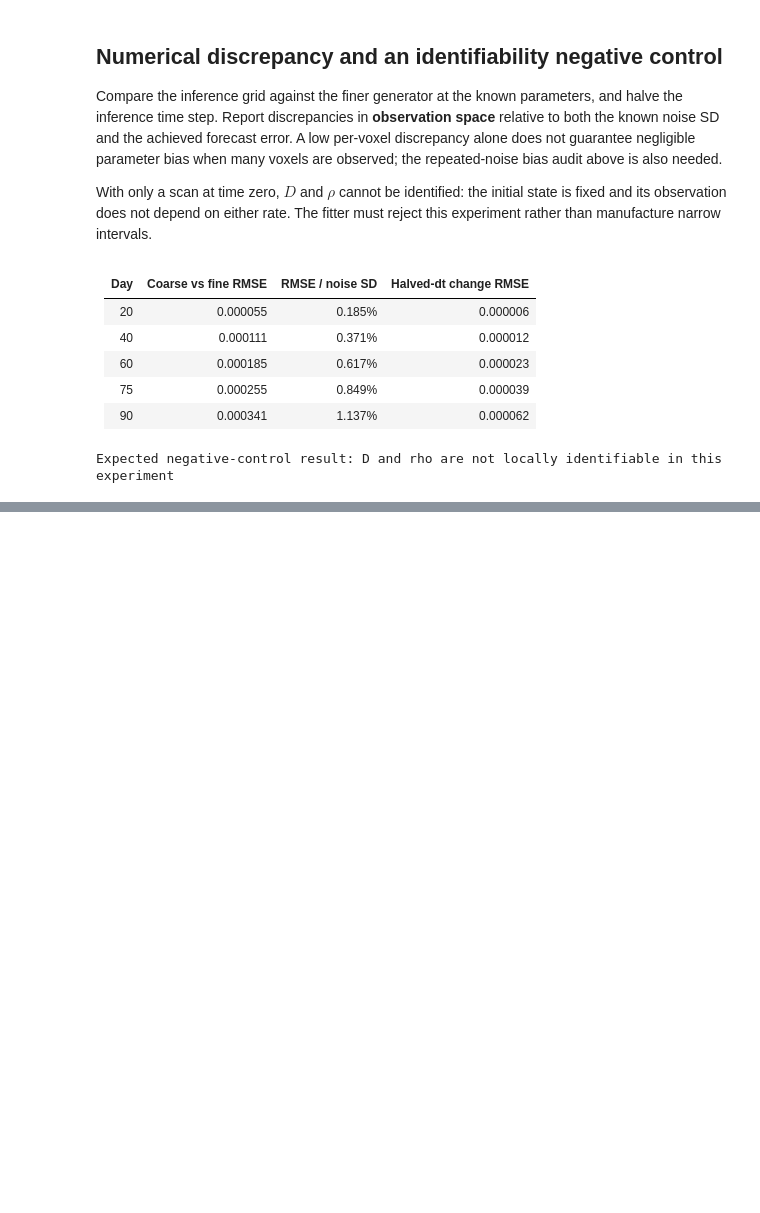
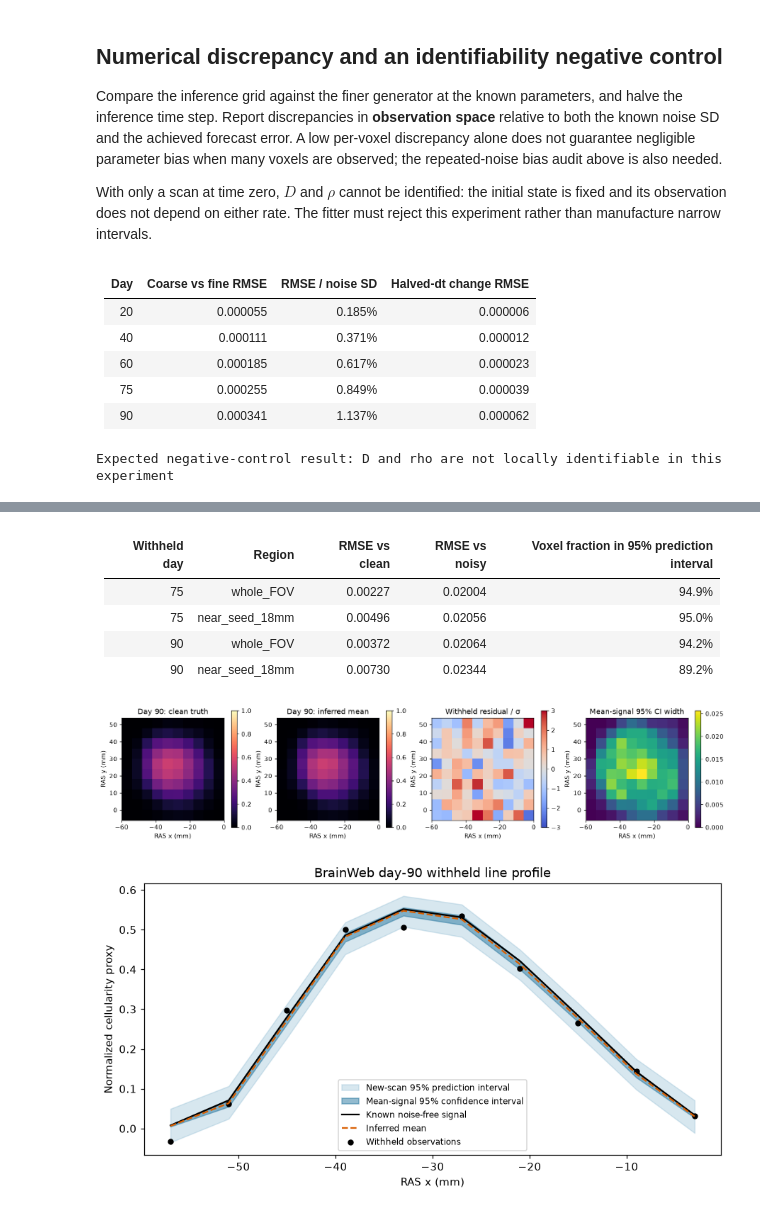
Before and after one commit to arvidl/brainweb_fisher_kpp, a Jupyter notebook: synthetic_parameter_recovery.ipynb, the cells around one changed output, grey strips where cells are left out. Cells and saved outputs as stored; diff of their text form; code cells hidden in the pictures; blank space fills up the shorter version.

```diff
--- a/synthetic_parameter_recovery.ipynb
+++ b/synthetic_parameter_recovery.ipynb
@@ -481,0 +776,56 @@ Saved summary, arrays and five figures to outputs/synthetic_recovery/ (62.0 s).
+# %%
+bw_predicted = bw_inverse.predict(*bw_fit.parameters, bw_days)
+bw_bootstrap_predictions = np.array([bw_inverse.predict(*p, bw_days) for p in bw_bootstrap_parameters])
+bw_mean_band = np.quantile(bw_bootstrap_predictions, [.025, .975], axis=0)
+bw_replicate_predictions = bw_bootstrap_predictions[bw_forecast_rng.integers(bw_n_bootstrap, size=1000)].copy()
+bw_replicate_predictions += bw_noise_sd * bw_forecast_rng.standard_normal(bw_replicate_predictions.shape)
+bw_prediction_band = np.quantile(bw_replicate_predictions, [.025, .975], axis=0)
+del bw_replicate_predictions
+bw_metrics = {}
+for name, mask in [("whole_FOV", np.ones(bw_near_seed.shape, bool)), ("near_seed_18mm", bw_near_seed)]:
+    bw_metrics[name] = {
+        "clean_rmse": np.sqrt(np.mean((bw_predicted[:, mask] - bw_clean[:, mask])**2, axis=1)),
+        "noisy_rmse": np.sqrt(np.mean((bw_predicted[:, mask] - bw_observed[:, mask])**2, axis=1)),
+        "prediction_voxel_fraction": np.mean((bw_observed[:, mask] >= bw_prediction_band[0][:, mask]) &
+                                             (bw_observed[:, mask] <= bw_prediction_band[1][:, mask]), axis=1),
+    }
+bw_table(["Withheld day", "Region", "RMSE vs clean", "RMSE vs noisy", "Voxel fraction in 95% prediction interval"], [
+    [f"{bw_days[j]:g}", region, f"{metrics['clean_rmse'][j]:.5f}", f"{metrics['noisy_rmse'][j]:.5f}",
+     f"{metrics['prediction_voxel_fraction'][j]:.1%}"]
+    for j in range(bw_n_train, len(bw_days)) for region, metrics in bw_metrics.items()])
+
+fig, axes = plt.subplots(1, 4, figsize=(14, 3.8), layout="constrained")
+for ax, field, title, cmap, limits in zip(axes,
+        [bw_clean[-1], bw_predicted[-1], (bw_observed[-1]-bw_predicted[-1])/bw_noise_sd,
+         bw_mean_band[1, -1]-bw_mean_band[0, -1]],
+        ["Day 90: clean truth", "Day 90: inferred mean", "Withheld residual / σ", "Mean-signal 95% CI width"],
+        ["magma", "magma", "coolwarm", "viridis"], [(0, 1), (0, 1), (-3, 3), (0, None)]):
+    im = ax.imshow(field[:, :, bw_mid].T, origin="lower", extent=bw_obs_extent,
+                   cmap=cmap, vmin=limits[0], vmax=limits[1])
+    ax.set(title=title, xlabel="RAS x (mm)", ylabel="RAS y (mm)")
+    fig.colorbar(im, ax=ax, shrink=.7)
+bw_save_figure("withheld_day90")
+
+bw_y = int(np.argmin(abs(bw_inverse.observation_axes[1]-bw_design.seed_center_mm[1])))
+bw_line = (slice(None), bw_y, bw_mid)
+bw_coords = bw_inverse.observation_axes[0]
+fig, ax = plt.subplots(figsize=(8, 4.2), layout="constrained")
+ax.fill_between(bw_coords, bw_prediction_band[0, -1][bw_line], bw_prediction_band[1, -1][bw_line],
+                color="#8dbbd3", alpha=.35, label="New-scan 95% prediction interval")
+ax.fill_between(bw_coords, bw_mean_band[0, -1][bw_line], bw_mean_band[1, -1][bw_line],
+                color="#2978a0", alpha=.5, label="Mean-signal 95% confidence interval")
+ax.plot(bw_coords, bw_clean[-1][bw_line], color="black", label="Known noise-free signal")
+ax.plot(bw_coords, bw_predicted[-1][bw_line], "--", color="#d95f02", label="Inferred mean")
+ax.scatter(bw_coords, bw_observed[-1][bw_line], color="black", s=20, label="Withheld observations")
+ax.set(xlabel="RAS x (mm)", ylabel="Normalized cellularity proxy", title="BrainWeb day-90 withheld line profile")
+ax.legend(fontsize=8)
+bw_save_figure("forecast_intervals")
+# %% [output]
+| Withheld day | Region | RMSE vs clean | RMSE vs noisy | Voxel fraction in 95% prediction interval |
+| --- | --- | --- | --- | --- |
+| 75 | whole_FOV | 0.00227 | 0.02004 | 94.9% |
+| 75 | near_seed_18mm | 0.00496 | 0.02056 | 95.0% |
+| 90 | whole_FOV | 0.00372 | 0.02064 | 94.2% |
+| 90 | near_seed_18mm | 0.00730 | 0.02344 | 89.2% |
+[figure, added]
+[figure, added]
```
Also changed, not shown: parts of 18 cells of this notebook, 40 other files.
